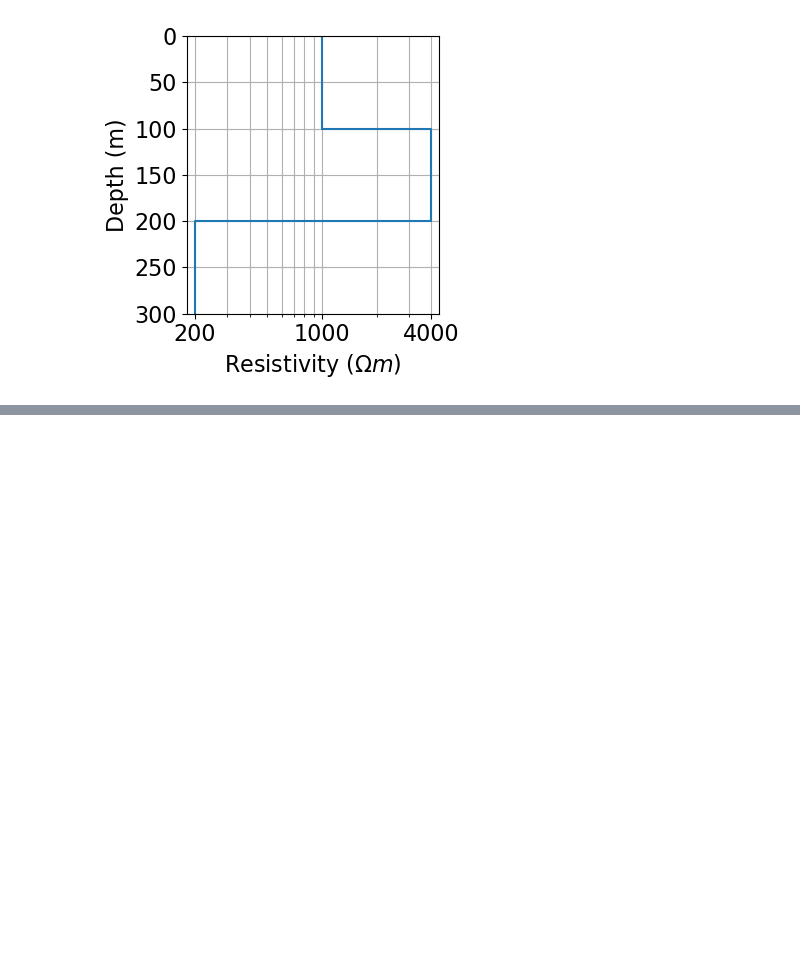
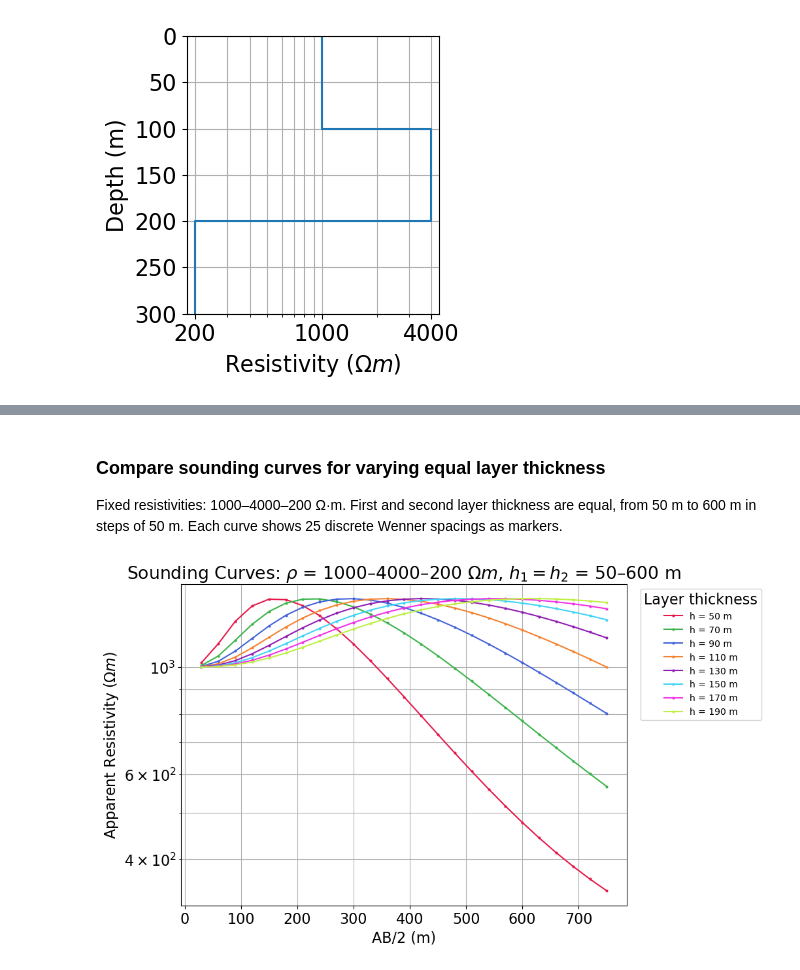
Before and after one commit to maxime-rousseau/Simpeg-inversion-practice, a Jupyter notebook: 01_test.ipynb, the cells around one changed output, grey strips where cells are left out. Cells and saved outputs as stored; diff of their text form; code cells hidden in the pictures; blank space fills up the shorter version.

```diff
--- a/01_test.ipynb
+++ b/01_test.ipynb
@@ -82,0 +186,55 @@ plt.show()
+# %% [markdown]
+### Compare sounding curves for varying equal layer thickness
+
+Fixed resistivities: 1000–4000–200 Ω·m. First and second layer thickness are equal, from 50 m to 600 m in steps of 50 m. Each curve shows 25 discrete Wenner spacings as markers.
+# %%
+# Equal layer thicknesses: 50, 100, ..., 600 m
+layer_depths = np.arange(50, 201, 20)
+fixed_resistivities = np.r_[1e3, 4e3, 2e2]
+resistivity_map = maps.IdentityMap(nP=len(fixed_resistivities))
+
+# 25 discrete Wenner AB/2 spacings (one value per station)
+ab_half = 1.5 * electrode_separations
+
+distinct_colors = [
+    "#e6194b", "#3cb44b", "#4363d8", "#f58231", "#911eb4",
+    "#42d4f4", "#f032e6", "#bfef45", "#469990", "#9A6324",
+    "#800000", "#000075",
+]
+
+fig = plt.figure(figsize=(11, 6))
+ax = fig.add_axes([0.1, 0.12, 0.62, 0.82])
+
+for i, h in enumerate(layer_depths):
+    thicknesses = np.r_[h, h]
+    simulation = dc.simulation_1d.Simulation1DLayers(
+        survey=survey,
+        rhoMap=resistivity_map,
+        thicknesses=thicknesses,
+    )
+    dpred = simulation.dpred(fixed_resistivities)
+    color = distinct_colors[i % len(distinct_colors)]
+    ax.semilogy(
+        ab_half,
+        dpred,
+        color=color,
+        marker="o",
+        linestyle="-",
+        markersize=2,
+        label=f"h = {h:.0f} m",
+    )
+
+ax.grid(True, which="both")
+ax.set_xlabel("AB/2 (m)")
+ax.set_ylabel(r"Apparent Resistivity ($\Omega m$)")
+ax.set_title(r"Sounding Curves: $\rho$ = 1000–4000–200 $\Omega m$, $h_1 = h_2$ = 50–600 m")
+ax.legend(
+    title="Layer thickness",
+    bbox_to_anchor=(1.02, 1),
+    loc="upper left",
+    fontsize=10,
+    framealpha=0.9,
+)
+plt.show()
+# %% [output]
+[figure, added]
```
Also changed, not shown: parts of 8 cells of this notebook.
